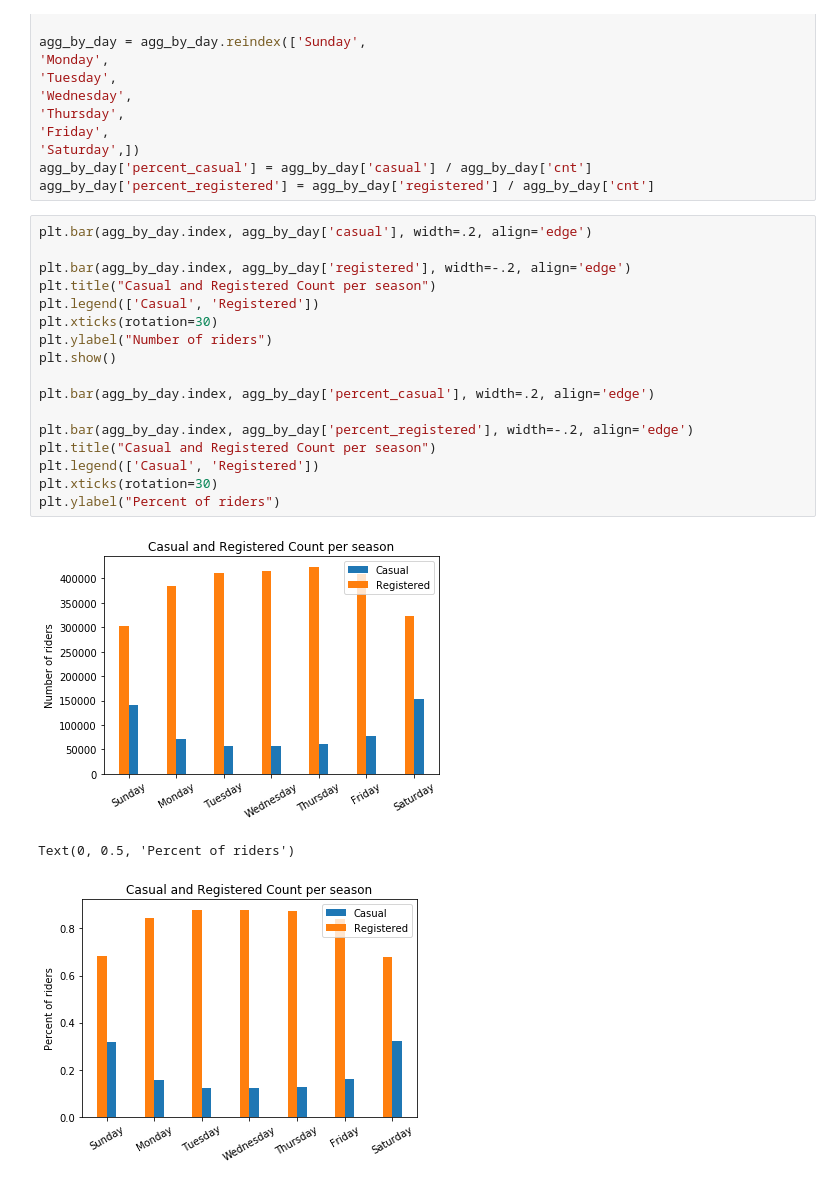
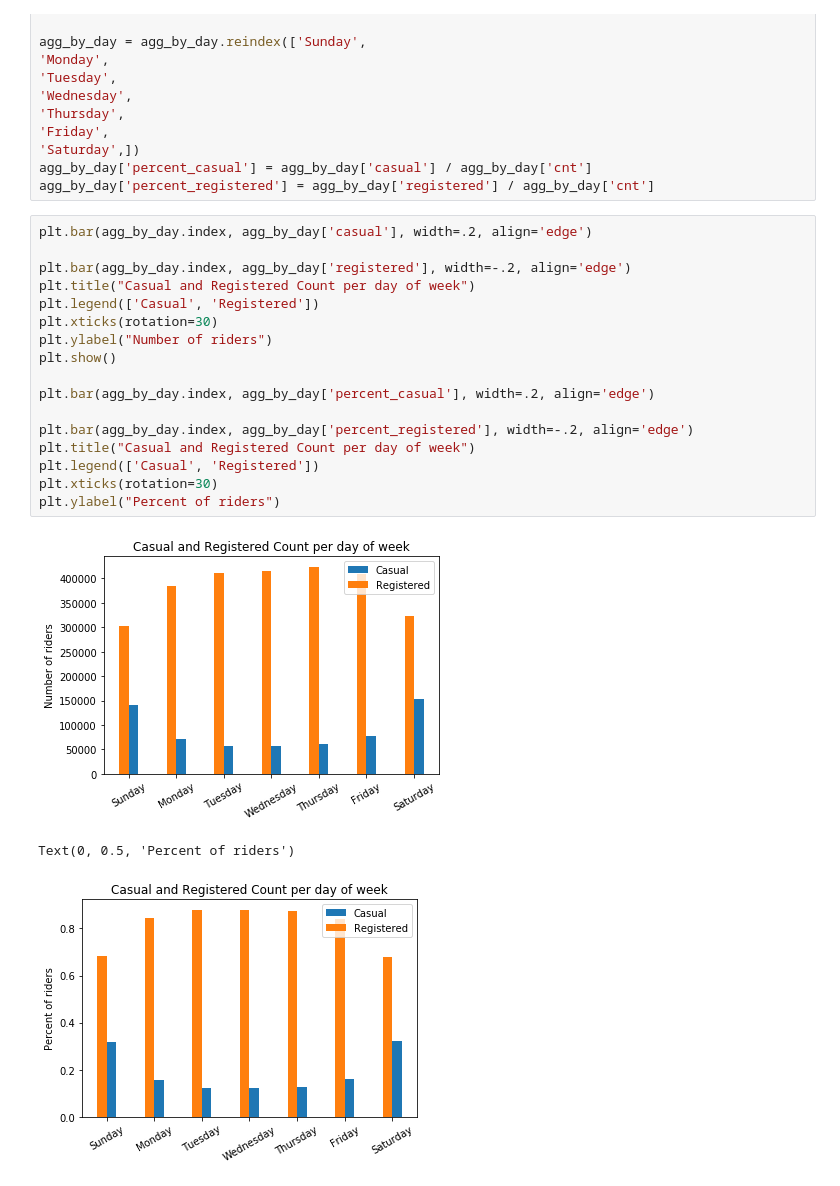
Before and after one commit to stephenleonard8/GTRI_ICL_Datasets, a Jupyter notebook: Bike-Sharing-Exploration.ipynb, the cells around one changed output. Saved outputs shown, nothing was run; the diff lists cells and outputs as text.

Commit message:
Fix graph title

```diff
--- a/Bike-Sharing-Exploration.ipynb
+++ b/Bike-Sharing-Exploration.ipynb
@@ -187,21 +187,21 @@ agg_by_day['percent_registered'] = agg_by_day['registered'] / agg_by_day['cnt']
 # %%
 plt.bar(agg_by_day.index, agg_by_day['casual'], width=.2, align='edge')
 
 plt.bar(agg_by_day.index, agg_by_day['registered'], width=-.2, align='edge')
-plt.title("Casual and Registered Count per season")
+plt.title("Casual and Registered Count per day of week")
 plt.legend(['Casual', 'Registered'])
 plt.xticks(rotation=30)
 plt.ylabel("Number of riders")
 plt.show()
 
 plt.bar(agg_by_day.index, agg_by_day['percent_casual'], width=.2, align='edge')
 
 plt.bar(agg_by_day.index, agg_by_day['percent_registered'], width=-.2, align='edge')
-plt.title("Casual and Registered Count per season")
+plt.title("Casual and Registered Count per day of week")
 plt.legend(['Casual', 'Registered'])
 plt.xticks(rotation=30)
 plt.ylabel("Percent of riders")
 # %% [output]
-[figure, old version]
+[figure, new version]
 Text(0, 0.5, 'Percent of riders')
-[figure, old version]
+[figure, new version]
```
Also changed, not shown: 1 other file.
